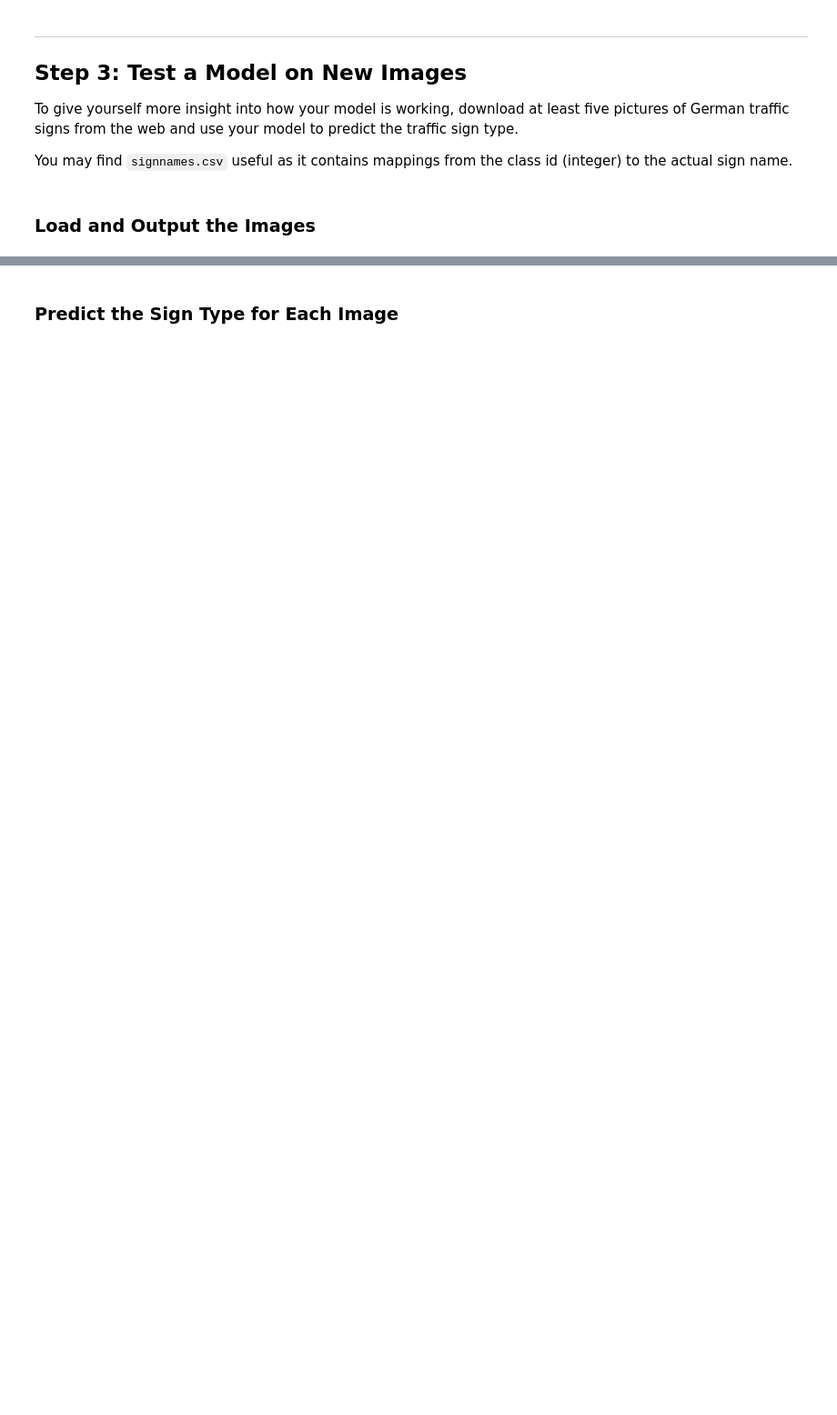
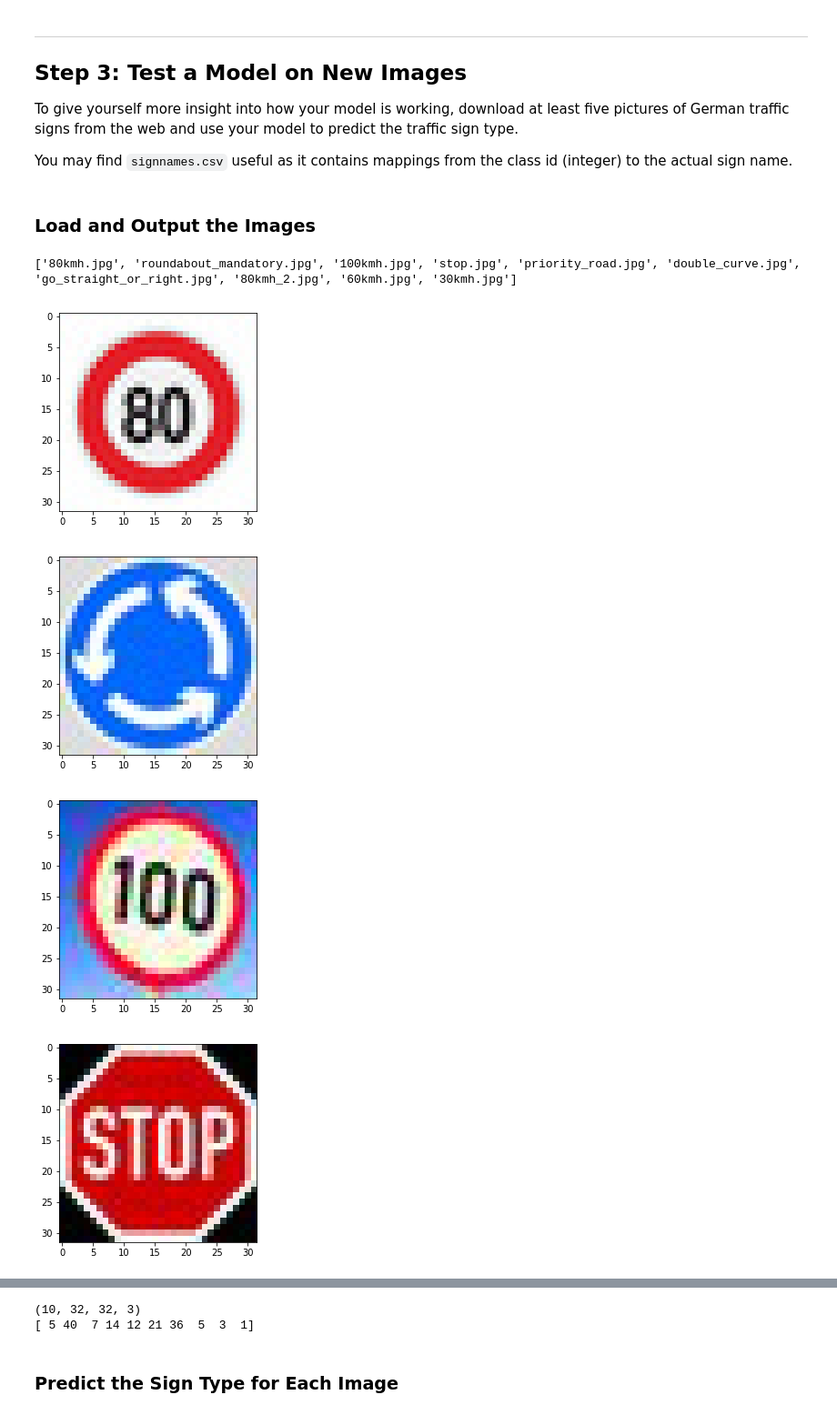
Before and after one commit to igolas0/CarND-Traffic-Sign-Classifier-Project, a Jupyter notebook: Traffic_Sign_Classifier.ipynb, the cells around one changed output, grey strips where cells are left out. Shown at 91% size. Cells and saved outputs as stored; diff of their text form; code cells hidden in the pictures; blank space fills up the shorter version.

```diff
--- a/Traffic_Sign_Classifier.ipynb
+++ b/Traffic_Sign_Classifier.ipynb
@@ -216,0 +437,29 @@ You may find `signnames.csv` useful as it contains mappings from the class id (i
+# %%
+### Load the images and plot them here.
+import os
+import matplotlib.image as mpimg
+
+dirs = os.listdir("./test/")
+print(dirs)
+
+X_test_web = []
+
+for file in dirs:
+
+    image = mpimg.imread("./test/"+file)
+    plt.imshow(image)
+    plt.show()
+    X_test_web.append(image)
+
+X_test_web = np.array(X_test_web)
+print(X_test_web.shape)
+
+y_test_web = np.array([5, 40, 7, 14, 12, 21, 36, 5, 3, 1])
+print(y_test_web)
+### Feel free to use as many code cells as needed.
+# %% [output]
+['80kmh.jpg', 'roundabout_mandatory.jpg', '100kmh.jpg', 'stop.jpg', 'priority_road.jpg', 'double_curve.jpg', 'go_straight_or_right.jpg', '80kmh_2.jpg', '60kmh.jpg', '30kmh.jpg']
+[figure, added]
+[figure, added]
+[figure, added]
+[figure, added]
@@ -217,3 +472,5 @@ You may find `signnames.csv` useful as it contains mappings from the class id (i
+(10, 32, 32, 3)
+[ 5 40  7 14 12 21 36  5  3  1]
 # %% [markdown]
 ### Predict the Sign Type for Each Image
 # %%
```
Also changed, not shown: parts of 23 cells of this notebook.
